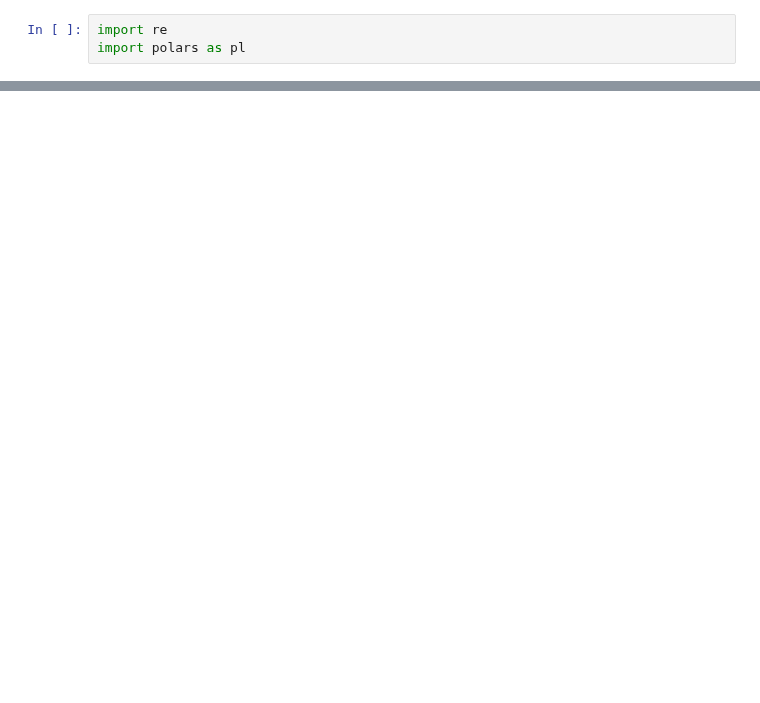
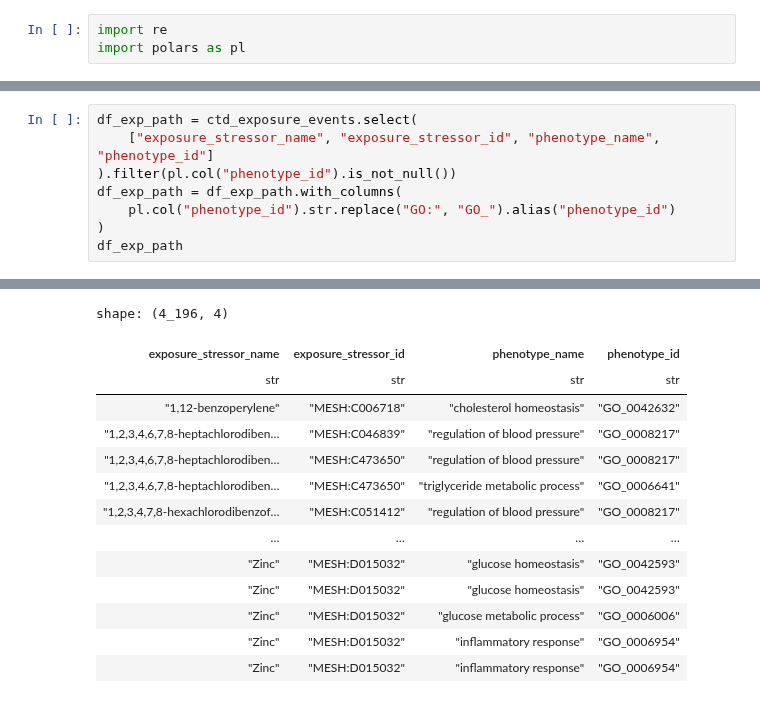
Before and after one commit to mims-harvard/OptimusKG, a Jupyter notebook: notebooks/opentargets.ipynb, the cells around one changed output, grey strips where cells are left out. Cells and saved outputs as stored; diff of their text form; blank space fills up the shorter version.

```diff
--- a/notebooks/opentargets.ipynb
+++ b/notebooks/opentargets.ipynb
@@ -103,0 +35,9 @@ shape: (7_767, 5)
+# %%
+df_exp_path = ctd_exposure_events.select(
+    ["exposure_stressor_name", "exposure_stressor_id", "phenotype_name", "phenotype_id"]
+).filter(pl.col("phenotype_id").is_not_null())
+df_exp_path = df_exp_path.with_columns(
+    pl.col("phenotype_id").str.replace("GO:", "GO_").alias("phenotype_id")
+)
+df_exp_path
+# %% [output]
@@ -104 +45,15 @@ shape: (7_767, 5)
+shape: (4_196, 4)
+| exposure_stressor_name | exposure_stressor_id | phenotype_name | phenotype_id |
+| str | str | str | str |
+| "1,12-benzoperylene" | "MESH:C006718" | "cholesterol homeostasis" | "GO_0042632" |
+| "1,2,3,4,6,7,8-heptachlorodiben… | "MESH:C046839" | "regulation of blood pressure" | "GO_0008217" |
+| "1,2,3,4,6,7,8-heptachlorodiben… | "MESH:C473650" | "regulation of blood pressure" | "GO_0008217" |
+| "1,2,3,4,6,7,8-heptachlorodiben… | "MESH:C473650" | "triglyceride metabolic process" | "GO_0006641" |
+| "1,2,3,4,7,8-hexachlorodibenzof… | "MESH:C051412" | "regulation of blood pressure" | "GO_0008217" |
+| … | … | … | … |
+| "Zinc" | "MESH:D015032" | "glucose homeostasis" | "GO_0042593" |
+| "Zinc" | "MESH:D015032" | "glucose homeostasis" | "GO_0042593" |
+| "Zinc" | "MESH:D015032" | "glucose metabolic process" | "GO_0006006" |
+| "Zinc" | "MESH:D015032" | "inflammatory response" | "GO_0006954" |
+| "Zinc" | "MESH:D015032" | "inflammatory response" | "GO_0006954" |
 # %%
```
Also changed, not shown: parts of 12 cells of this notebook, 23 other files.
